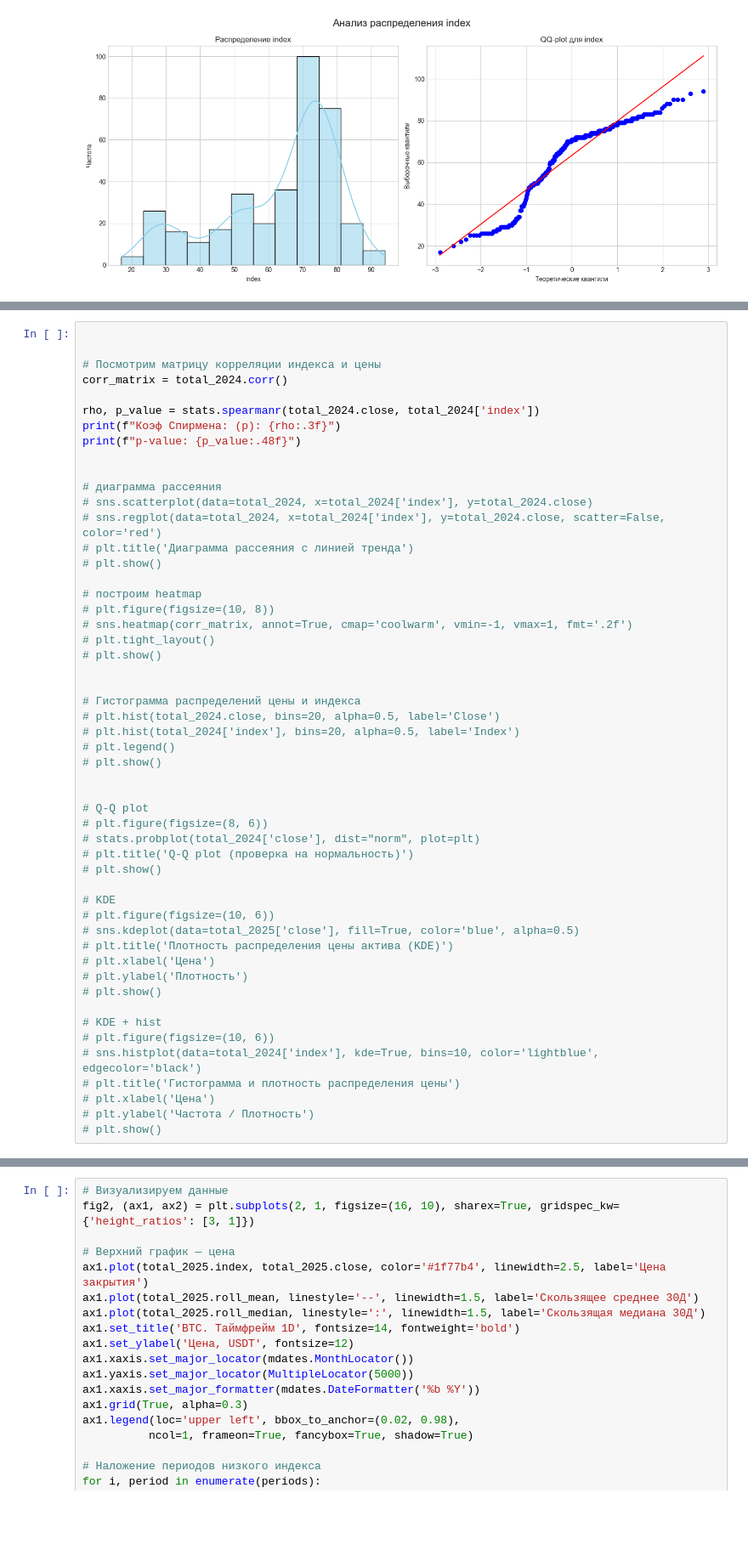
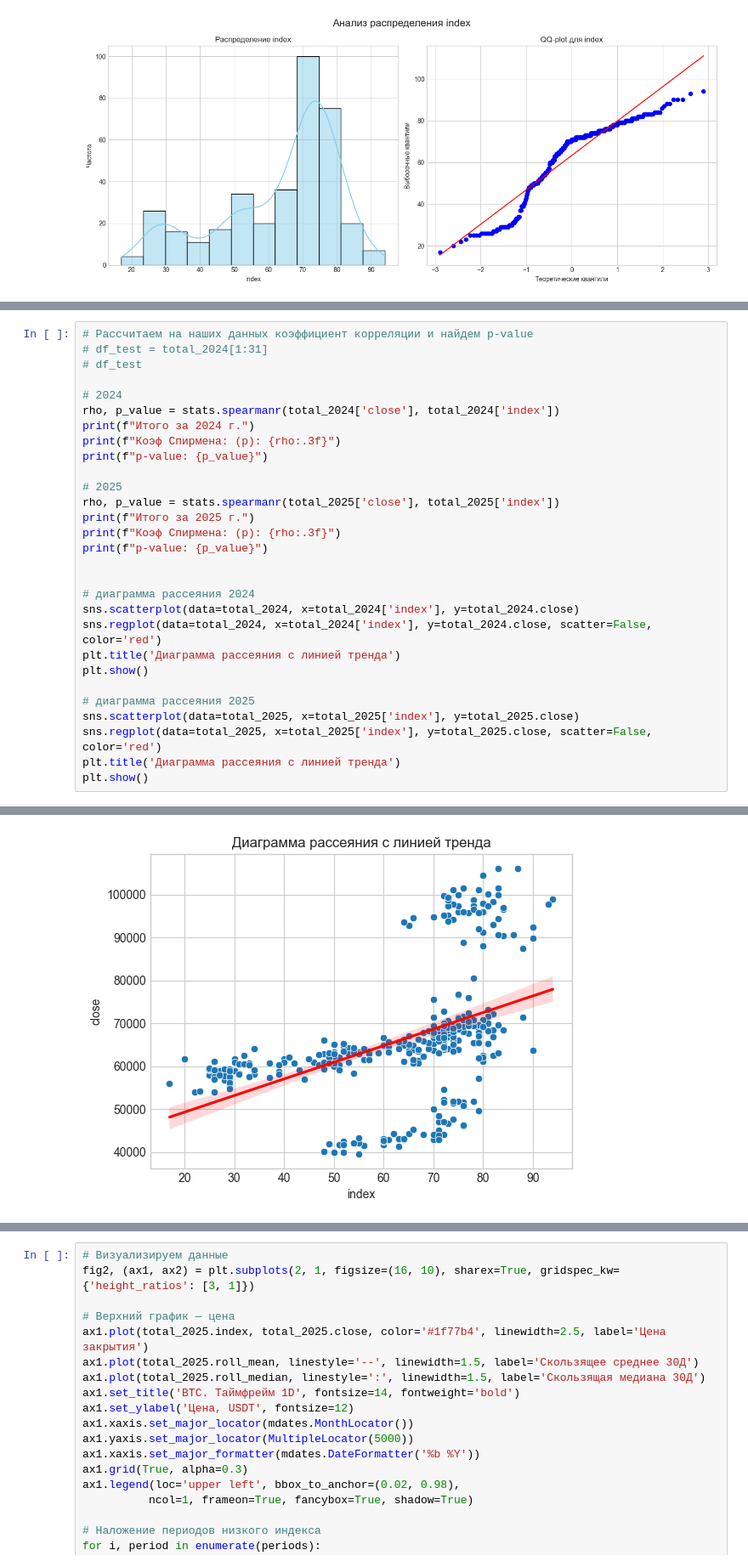
Before and after one commit to Sokolov57/BTC_Fear_Greed_Analysis, a Jupyter notebook: test_api.ipynb, the cells around one changed output, grey strips where cells are left out. Shown at 85% size. Saved outputs shown, nothing was run; the diff lists cells and outputs as text; blank space fills up the shorter version.

```diff
--- a/test_api.ipynb
+++ b/test_api.ipynb
@@ -328,52 +332,30 @@ index_plot_24 = plot_dist(total_2024, 'index')
 # %%
+# Рассчитаем на наших данных коэффициент корреляции и найдем p-value
+# df_test = total_2024[1:31]
+# df_test
+
+# 2024
+rho, p_value = stats.spearmanr(total_2024['close'], total_2024['index'])
+print(f"Итого за 2024 г.")
+print(f"Коэф Спирмена: (p): {rho:.3f}")
+print(f"p-value: {p_value}")
+
+# 2025
+rho, p_value = stats.spearmanr(total_2025['close'], total_2025['index'])
+print(f"Итого за 2025 г.")
+print(f"Коэф Спирмена: (p): {rho:.3f}")
+print(f"p-value: {p_value}")
 
 
-# Посмотрим матрицу корреляции индекса и цены
-corr_matrix = total_2024.corr()
+# диаграмма рассеяния 2024
+sns.scatterplot(data=total_2024, x=total_2024['index'], y=total_2024.close)
+sns.regplot(data=total_2024, x=total_2024['index'], y=total_2024.close, scatter=False, color='red')
+plt.title('Диаграмма рассеяния с линией тренда')
+plt.show()
 
-rho, p_value = stats.spearmanr(total_2024.close, total_2024['index'])
-print(f"Коэф Спирмена: (p): {rho:.3f}")
-print(f"p-value: {p_value:.48f}")
-
-
-# диаграмма рассеяния
-# sns.scatterplot(data=total_2024, x=total_2024['index'], y=total_2024.close)
-# sns.regplot(data=total_2024, x=total_2024['index'], y=total_2024.close, scatter=False, color='red')
-# plt.title('Диаграмма рассеяния с линией тренда')
-# plt.show()
-
-# построим heatmap
-# plt.figure(figsize=(10, 8))
-# sns.heatmap(corr_matrix, annot=True, cmap='coolwarm', vmin=-1, vmax=1, fmt='.2f')
-# plt.tight_layout()
-# plt.show()
-
-
-# Гистограмма распределений цены и индекса
-# plt.hist(total_2024.close, bins=20, alpha=0.5, label='Close')
-# plt.hist(total_2024['index'], bins=20, alpha=0.5, label='Index')
-# plt.legend()
-# plt.show()
-
-
-# Q-Q plot
-# plt.figure(figsize=(8, 6))
-# stats.probplot(total_2024['close'], dist="norm", plot=plt)
-# plt.title('Q‑Q plot (проверка на нормальность)')
-# plt.show()
-
-# KDE
-# plt.figure(figsize=(10, 6))
-# sns.kdeplot(data=total_2025['close'], fill=True, color='blue', alpha=0.5)
-# plt.title('Плотность распределения цены актива (KDE)')
-# plt.xlabel('Цена')
-# plt.ylabel('Плотность')
-# plt.show()
-
-# KDE + hist
-# plt.figure(figsize=(10, 6))
-# sns.histplot(data=total_2024['index'], kde=True, bins=10, color='lightblue', edgecolor='black')
-# plt.title('Гистограмма и плотность распределения цены')
-# plt.xlabel('Цена')
-# plt.ylabel('Частота / Плотность')
-# plt.show()
+# диаграмма рассеяния 2025
+sns.scatterplot(data=total_2025, x=total_2025['index'], y=total_2025.close)
+sns.regplot(data=total_2025, x=total_2025['index'], y=total_2025.close, scatter=False, color='red')
+plt.title('Диаграмма рассеяния с линией тренда')
+plt.show()
+# %% [output]
@@ -379,0 +368 @@ print(f"p-value: {p_value:.48f}")
+[figure, added]
```
Also changed, not shown: parts of 6 cells of this notebook.
